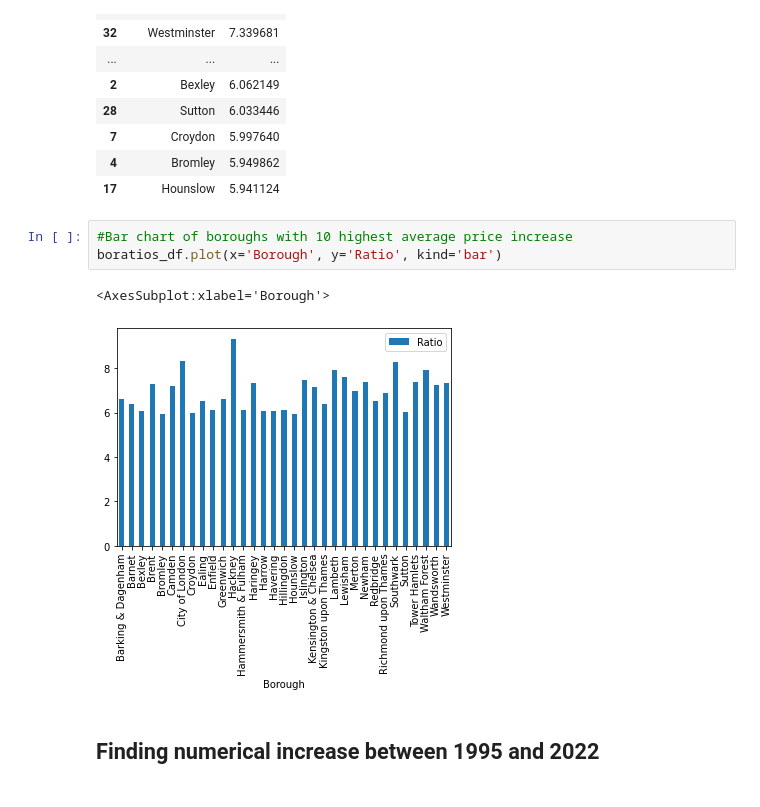
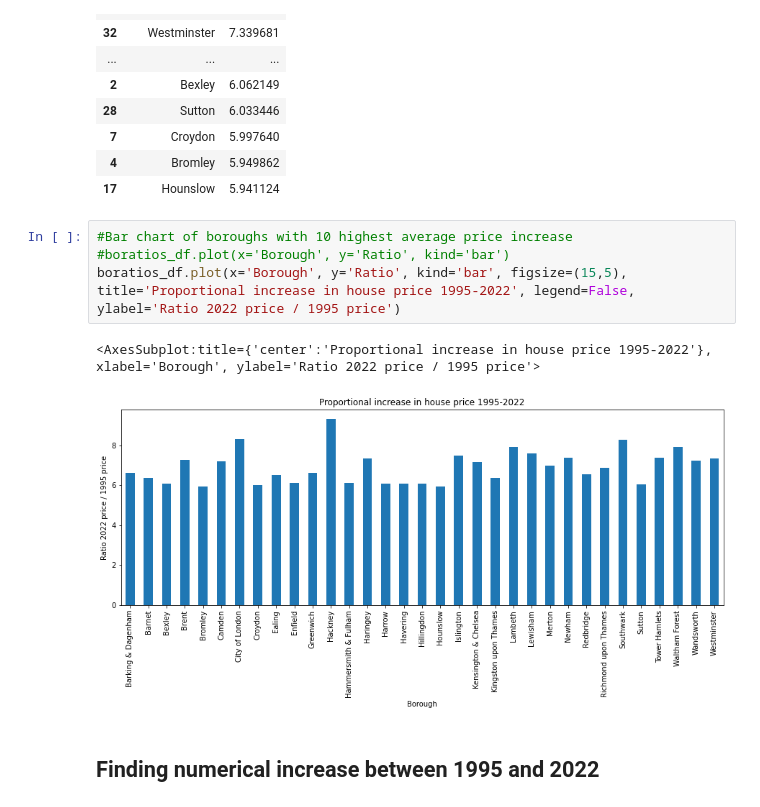
Before and after one commit to DanielEllisSchwartz/Springboard, a Jupyter notebook: CaseStudy-LondonCalling/Unit 4 Challenge - Tier 3.ipynb, the cells around one changed output. Cells and saved outputs as stored; diff of their text form.

```diff
--- a/CaseStudy-LondonCalling/Unit 4 Challenge - Tier 3.ipynb
+++ b/CaseStudy-LondonCalling/Unit 4 Challenge - Tier 3.ipynb
@@ -621,10 +621,11 @@ boratios_sorted
 | 17 | Hounslow | 5.941124 |
 # %%
 #Bar chart of boroughs with 10 highest average price increase
-boratios_df.plot(x='Borough', y='Ratio', kind='bar')
+#boratios_df.plot(x='Borough', y='Ratio', kind='bar')
+boratios_df.plot(x='Borough', y='Ratio', kind='bar', figsize=(15,5), title='Proportional increase in house price 1995-2022', legend=False, ylabel='Ratio 2022 price / 1995 price')
 # %% [output]
-<AxesSubplot:xlabel='Borough'>
+<AxesSubplot:title={'center':'Proportional increase in house price 1995-2022'}, xlabel='Borough', ylabel='Ratio 2022 price / 1995 price'>
-[figure, old version]
+[figure, new version]
 # %% [markdown]
 ## Finding numerical increase between 1995 and 2022
 # %%
```
Also changed, not shown: parts of 2 cells of this notebook.
